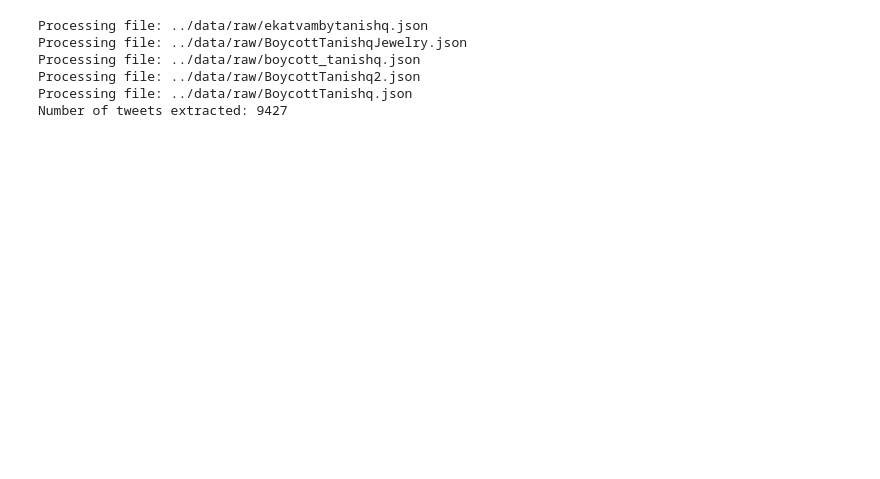
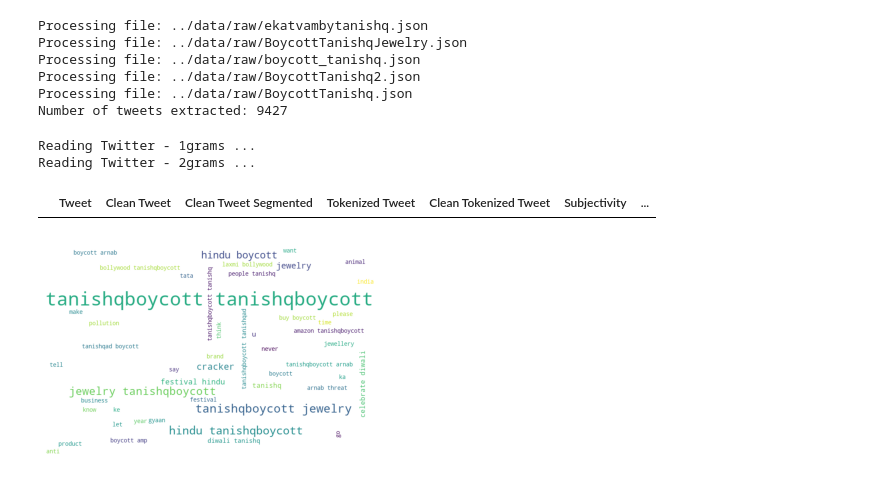
Before and after one commit to mamunm/sentiment_analysis, a Jupyter notebook: notebooks/preliminary_data_assessment.ipynb, the cells around one changed output. Cells and saved outputs as stored; diff of their text form; code cells hidden in the pictures; blank space fills up the shorter version.

```diff
--- a/notebooks/preliminary_data_assessment.ipynb
+++ b/notebooks/preliminary_data_assessment.ipynb
@@ -32,0 +60,8 @@ Number of tweets extracted: 9427
+# %%
+from ekphrasis.classes.segmenter import Segmenter
+seg = Segmenter(corpus="Twitter")
+
+tanishq_data["Clean Tweet Segmented"] = tanishq_data["Clean Tweet"].apply(lambda x: [seg.segment(i) for i in x.split()])
+# %% [output]
+Reading Twitter - 1grams ...
+Reading Twitter - 2grams ...
@@ -32,0 +77,4 @@ Number of tweets extracted: 9427
+# %%
+tanishq_data[tanishq_data['Clean Tokenized Tweet'].str.contains("tanishqboycott")]
+# %% [output]
+|  | Tweet | Clean Tweet | Clean Tweet Segmented | Tokenized Tweet | Clean Tokenized Tweet | Subjectivity | ... |
@@ -33,3 +86,13 @@ Number of tweets extracted: 9427
+# %%
+# Plot word cloud
+words = "".join(tanishq_data["Clean Tokenized Tweet"])
+wordcloud = WordCloud(height=500, width=800, max_font_size=200, max_words=50, background_color="white").generate(words)
+
+plt.imshow(wordcloud)
+plt.axis("off")
+plt.show()
+# %% [output]
+[figure, added]
 # %%
 tanishq_data
 # %% [output]
```
Also changed, not shown: parts of 11 cells of this notebook, 3 other files.
